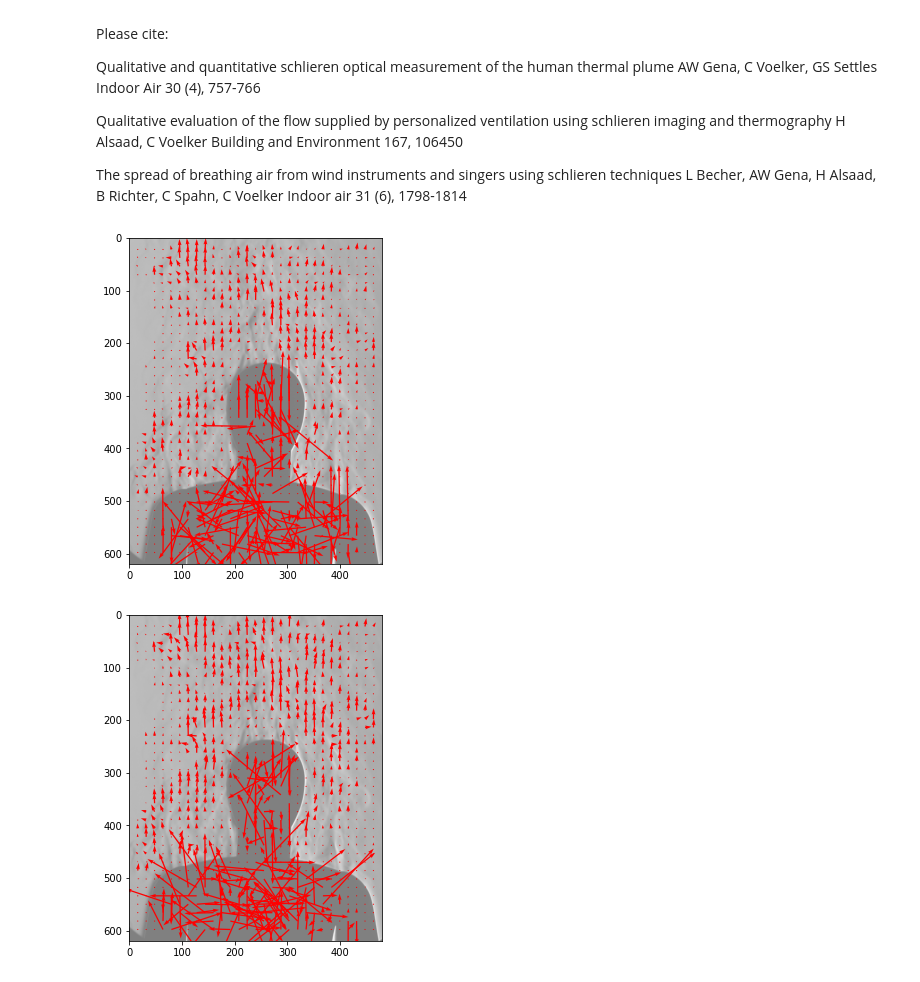
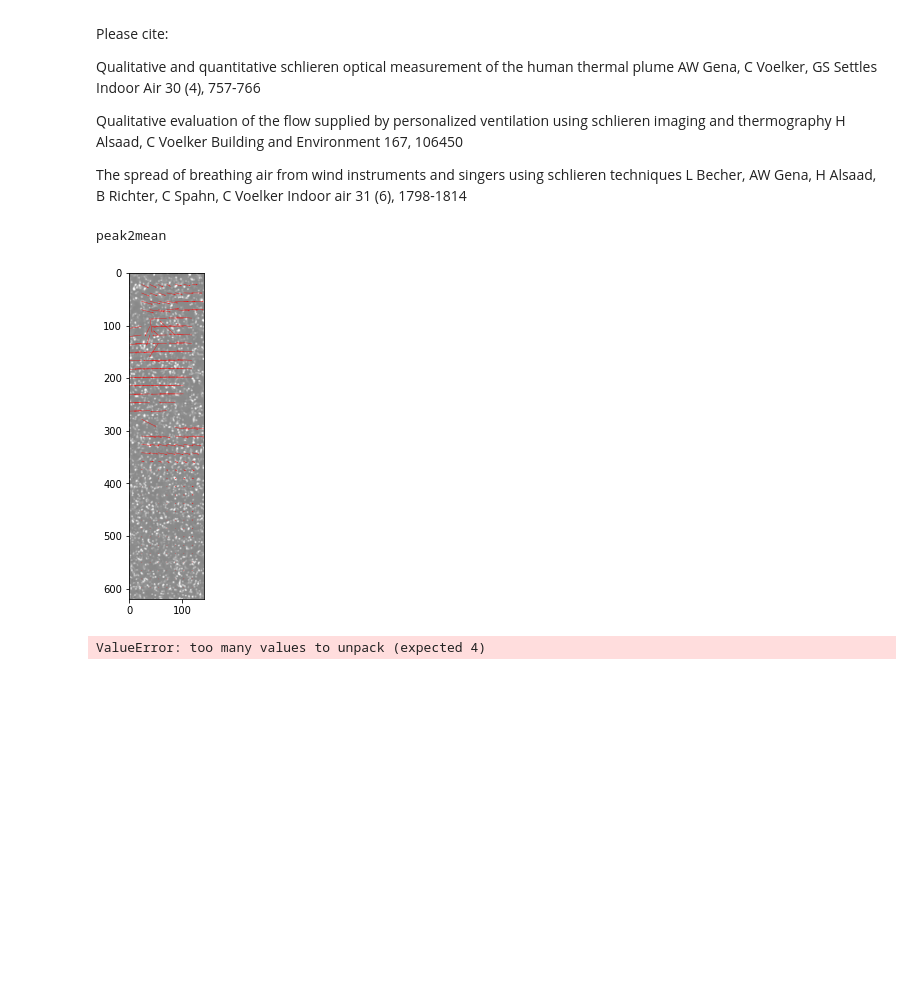
Before and after one commit to OpenPIV/openpiv-python-examples, a Jupyter notebook: notebooks/analyse_movie_thermal_plume.ipynb, the cells around one changed output. Cells and saved outputs as stored; diff of their text form; code cells hidden in the pictures; blank space fills up the shorter version.

```diff
--- a/notebooks/analyse_movie_thermal_plume.ipynb
+++ b/notebooks/analyse_movie_thermal_plume.ipynb
@@ -30,22 +30,23 @@ The spread of breathing air from wind instruments and singers using schlieren te
 L Becher, AW Gena, H Alsaad, B Richter, C Spahn, C Voelker
 Indoor air 31 (6), 1798-1814
 # %%
-vidcap = cv2.VideoCapture('../test_movie/Manikin_Thermal_Plume.MOV')
+vidcap = cv2.VideoCapture('../test_movie/videoplayback.mp4')
 success, image1 = vidcap.read()
 count = 0
 
 while success and count < 2:
     # cv2.imwrite("frame%d.jpg" % count, image)     # save frame as JPEG file
     success, image2 = vidcap.read()
     # print('Read a new frame: ', success)
     if success:
         x,y,u,v = piv.simple_piv(image1[100:,370:850].sum(axis=2), \
             image2[100:,370:850].sum(axis=2), plot=True);
         image1 = image2.copy()
         count += 1
 # %% [output]
+peak2mean
-[figure, old version]
+[figure, new version]
-[figure, removed]
+ValueError: too many values to unpack (expected 4)
 # %%
 
 vidcap = cv2.VideoCapture('../test_movie/Manikin_Thermal_Plume.MOV')
```
Also changed, not shown: parts of 1 cell of this notebook, 5 other files.
